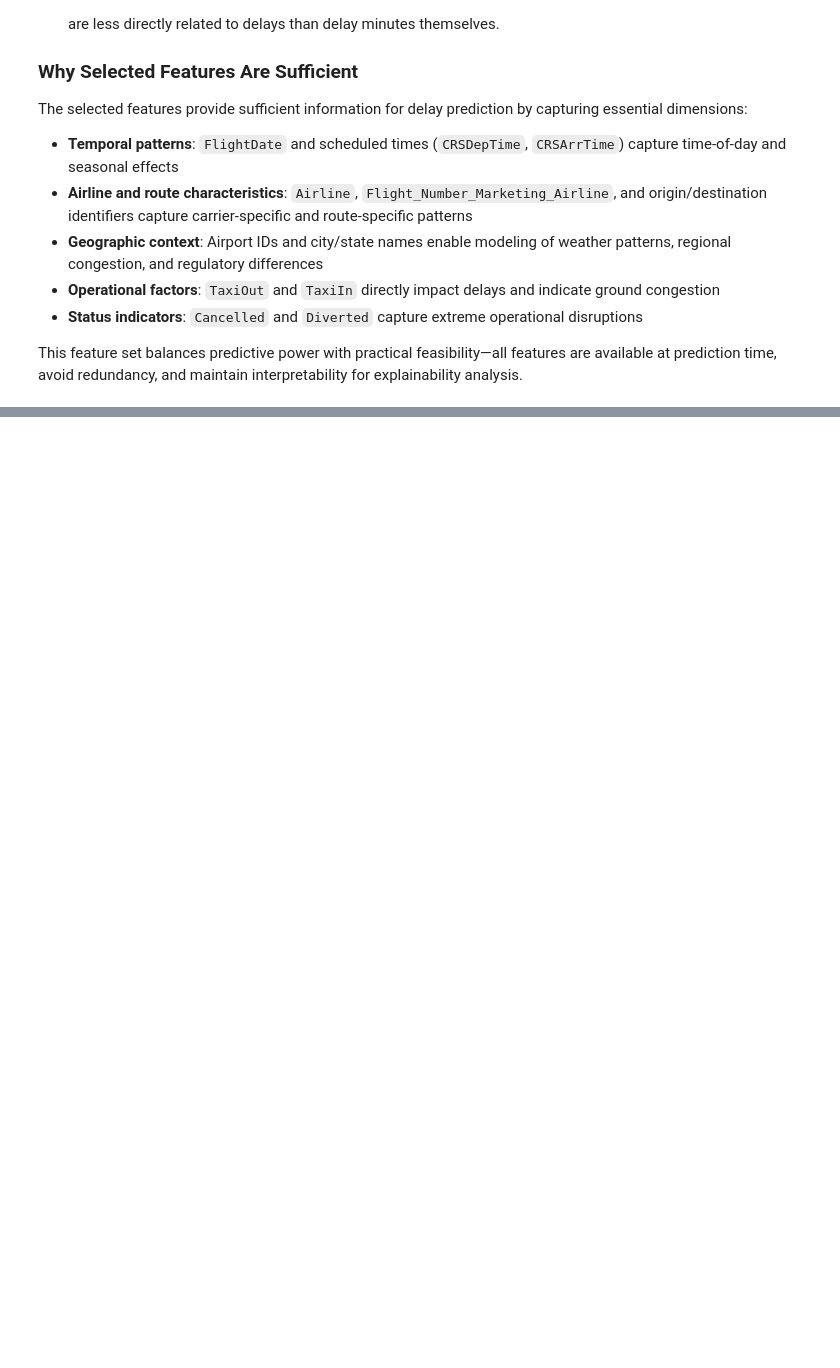
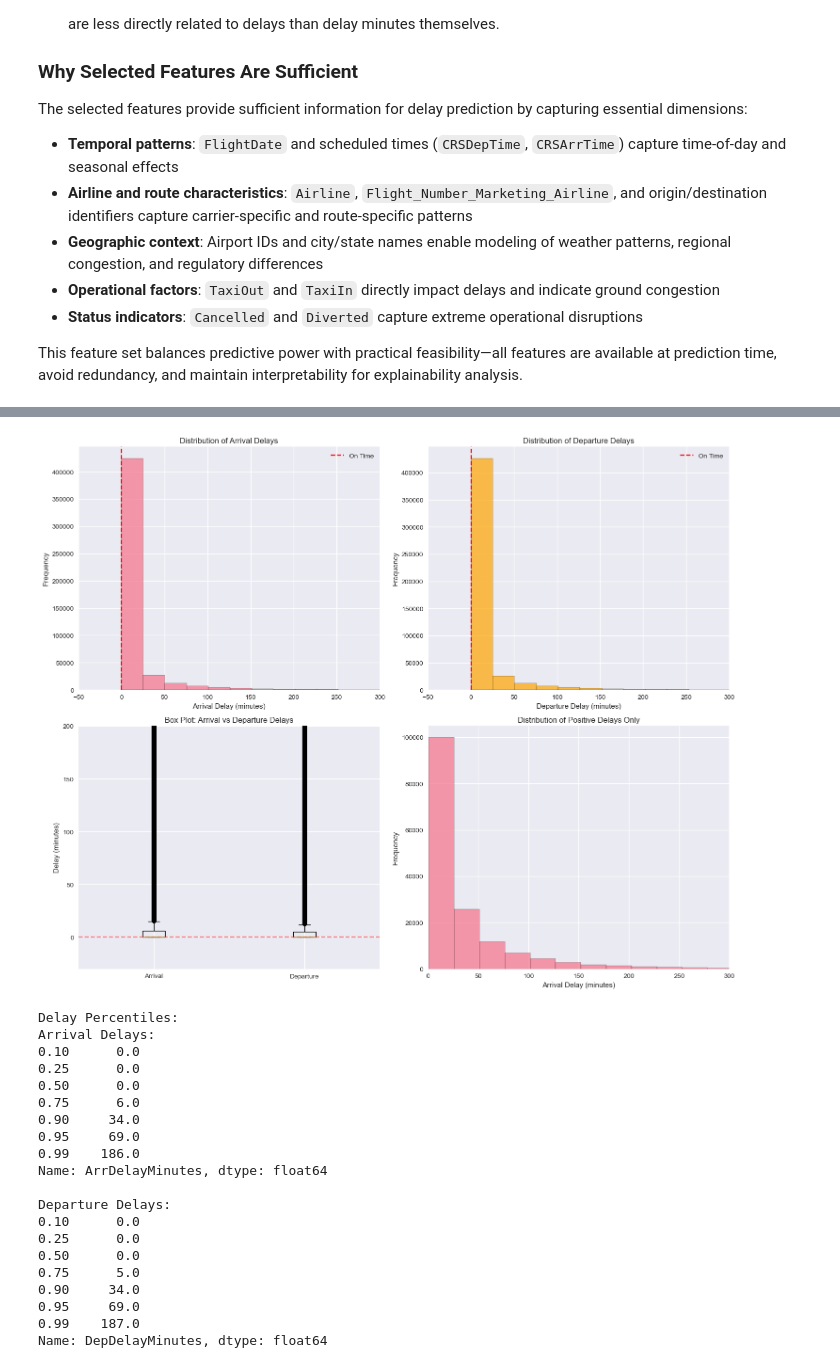
Before and after one commit to aniolpetit/flight-status-prediction, a Jupyter notebook: eda.ipynb, the cells around one changed output, grey strips where cells are left out. Drawn from its saved outputs; the diff is of its cells as text; code cells hidden in the pictures; blank space fills up the shorter version.

```diff
--- a/eda.ipynb
+++ b/eda.ipynb
@@ -84,0 +115,69 @@ df_filtered = df_filtered[column_subset]
+# %%
+# Delay Distribution Analysis
+fig, axes = plt.subplots(2, 2, figsize=(15, 12))
+
+# Arrival Delay Distribution (histogram)
+axes[0, 0].hist(df['ArrDelayMinutes'].dropna(), bins=100, edgecolor='black', alpha=0.7)
+axes[0, 0].set_xlabel('Arrival Delay (minutes)')
+axes[0, 0].set_ylabel('Frequency')
+axes[0, 0].set_title('Distribution of Arrival Delays')
+axes[0, 0].axvline(x=0, color='red', linestyle='--', label='On Time')
+axes[0, 0].legend()
+axes[0, 0].set_xlim(-50, 300)  # Focus on most common delays
+
+# Departure Delay Distribution (histogram)
+axes[0, 1].hist(df['DepDelayMinutes'].dropna(), bins=100, edgecolor='black', alpha=0.7, color='orange')
+axes[0, 1].set_xlabel('Departure Delay (minutes)')
+axes[0, 1].set_ylabel('Frequency')
+axes[0, 1].set_title('Distribution of Departure Delays')
+axes[0, 1].axvline(x=0, color='red', linestyle='--', label='On Time')
+axes[0, 1].legend()
+axes[0, 1].set_xlim(-50, 300)
+
+# Box plots for both delays
+delay_data = [df['ArrDelayMinutes'].dropna(), df['DepDelayMinutes'].dropna()]
+axes[1, 0].boxplot(delay_data, labels=['Arrival', 'Departure'], vert=True)
+axes[1, 0].set_ylabel('Delay (minutes)')
+axes[1, 0].set_title('Box Plot: Arrival vs Departure Delays')
+axes[1, 0].axhline(y=0, color='red', linestyle='--', alpha=0.5)
+axes[1, 0].set_ylim(-30, 200)
+
+# Log scale distribution (to see tail better)
+arr_delays_positive = df[df['ArrDelayMinutes'] > 0]['ArrDelayMinutes']
+axes[1, 1].hist(arr_delays_positive, bins=100, edgecolor='black', alpha=0.7)
+axes[1, 1].set_xlabel('Arrival Delay (minutes)')
+axes[1, 1].set_ylabel('Frequency')
+axes[1, 1].set_title('Distribution of Positive Delays Only')
+axes[1, 1].set_xlim(0, 300)
+
+plt.tight_layout()
+plt.show()
+
+# Percentiles
+print("\nDelay Percentiles:")
+print("Arrival Delays:")
+print(df['ArrDelayMinutes'].quantile([0.1, 0.25, 0.5, 0.75, 0.9, 0.95, 0.99]))
+print("\nDeparture Delays:")
+print(df['DepDelayMinutes'].quantile([0.1, 0.25, 0.5, 0.75, 0.9, 0.95, 0.99]))
+# %% [output]
+[figure, added]
+Delay Percentiles:
+Arrival Delays:
+0.10      0.0
+0.25      0.0
+0.50      0.0
+0.75      6.0
+0.90     34.0
+0.95     69.0
+0.99    186.0
+Name: ArrDelayMinutes, dtype: float64
+
+Departure Delays:
+0.10      0.0
+0.25      0.0
+0.50      0.0
+0.75      5.0
+0.90     34.0
+0.95     69.0
+0.99    187.0
+Name: DepDelayMinutes, dtype: float64
```
Also changed, not shown: parts of 19 cells of this notebook.
